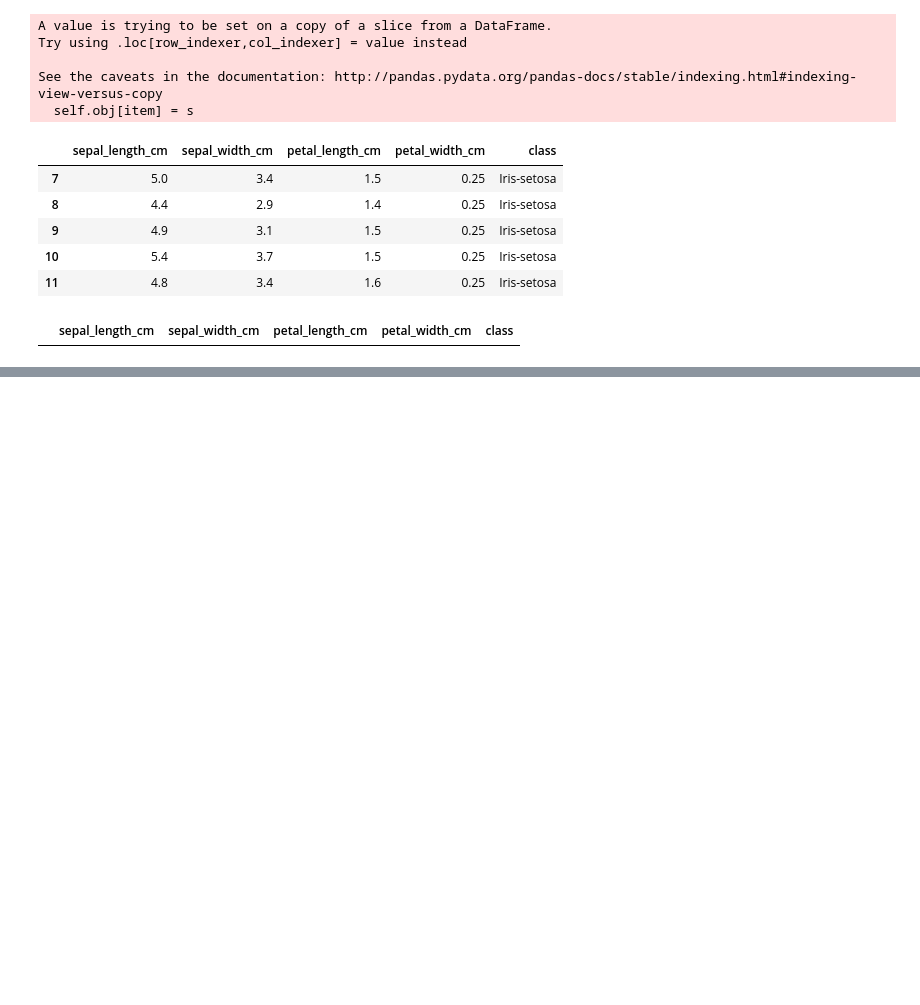
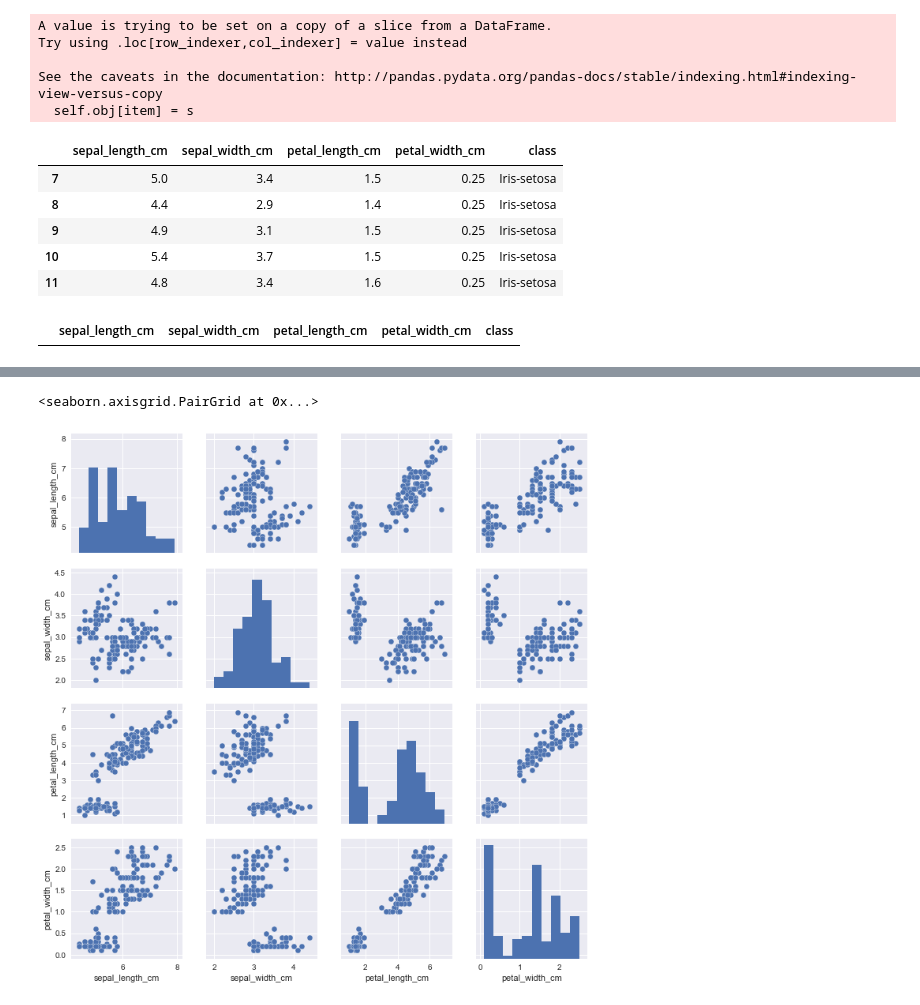
Before and after one commit to Muhammd-Hamza-Sabir/Data-Science-Projects, a Jupyter notebook: Iris Data Set/notebook 1.ipynb, the cells around one changed output, grey strips where cells are left out. Cells and saved outputs as stored; diff of their text form; code cells hidden in the pictures; blank space fills up the shorter version.

```diff
--- a/Iris Data Set/notebook 1.ipynb
+++ b/Iris Data Set/notebook 1.ipynb
@@ -102,0 +147,5 @@ iris_data.loc[(iris_data['sepal_length_cm'].isnull()) |
+# %%
+sb.pairplot(data=iris_data)
+# %% [output]
+<seaborn.axisgrid.PairGrid at 0x...>
+[figure, added]
```
Also changed, not shown: parts of 22 cells of this notebook, 1 other file.
